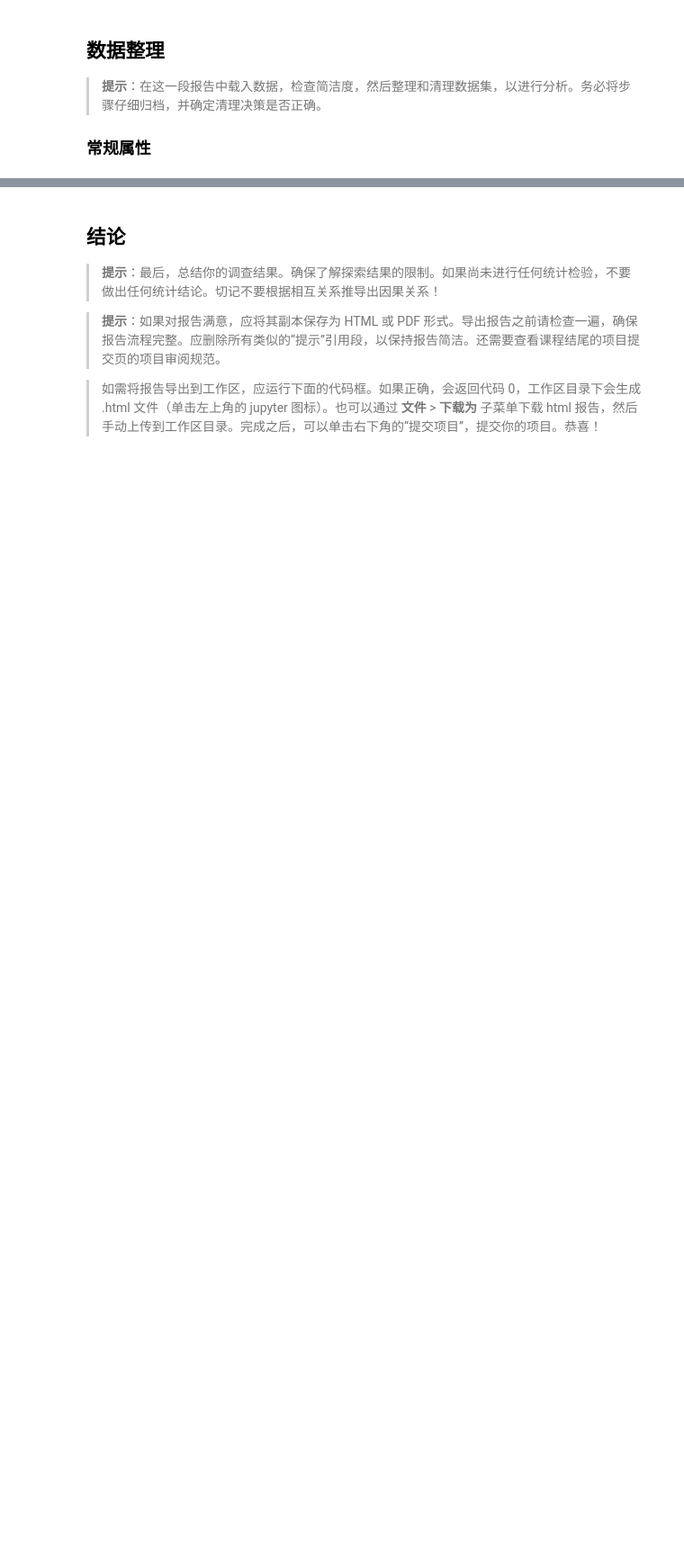
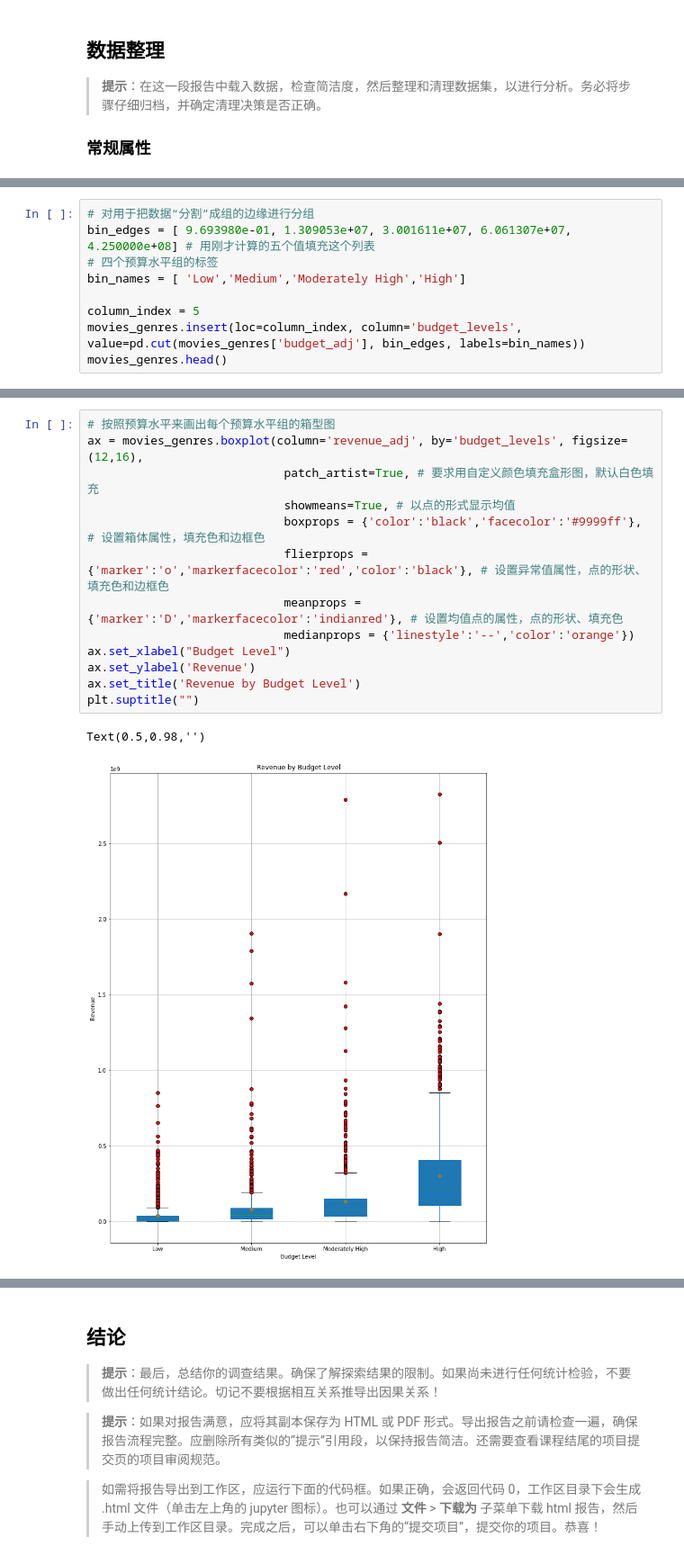
Before and after one commit to hugo626/data-analyst-nanodegree-investigate, a Jupyter notebook: Investigate-a-Dataset-zh.ipynb, the cells around one changed output, grey strips where cells are left out. Shown: that part at 90% size. Cells and saved outputs as stored; diff of their text form; blank space fills up the shorter version.

```diff
--- a/Investigate-a-Dataset-zh.ipynb
+++ b/Investigate-a-Dataset-zh.ipynb
@@ -146,0 +309,9 @@ movies[movies["vote_average"].isnull()]
+# %%
+# 对用于把数据“分割”成组的边缘进行分组
+bin_edges = [ 9.693980e-01, 1.309053e+07, 3.001611e+07, 6.061307e+07, 4.250000e+08] # 用刚才计算的五个值填充这个列表
+# 四个预算水平组的标签
+bin_names = [ 'Low','Medium','Moderately High','High']
+
+column_index = 5
+movies_genres.insert(loc=column_index, column='budget_levels', value=pd.cut(movies_genres['budget_adj'], bin_edges, labels=bin_names))
+movies_genres.head()
@@ -146,0 +326,16 @@ movies[movies["vote_average"].isnull()]
+# %%
+# 按照预算水平来画出每个预算水平组的箱型图
+ax = movies_genres.boxplot(column='revenue_adj', by='budget_levels', figsize=(12,16),
+                            patch_artist=True, # 要求用自定义颜色填充盒形图，默认白色填充
+                            showmeans=True, # 以点的形式显示均值
+                            boxprops = {'color':'black','facecolor':'#9999ff'}, # 设置箱体属性，填充色和边框色
+                            flierprops = {'marker':'o','markerfacecolor':'red','color':'black'}, # 设置异常值属性，点的形状、填充色和边框色
+                            meanprops = {'marker':'D','markerfacecolor':'indianred'}, # 设置均值点的属性，点的形状、填充色
+                            medianprops = {'linestyle':'--','color':'orange'})
+ax.set_xlabel("Budget Level")
+ax.set_ylabel('Revenue')
+ax.set_title('Revenue by Budget Level')
+plt.suptitle("")
+# %% [output]
+Text(0.5,0.98,'')
+[figure, added]
```
Also changed, not shown: parts of 58 cells of this notebook.
